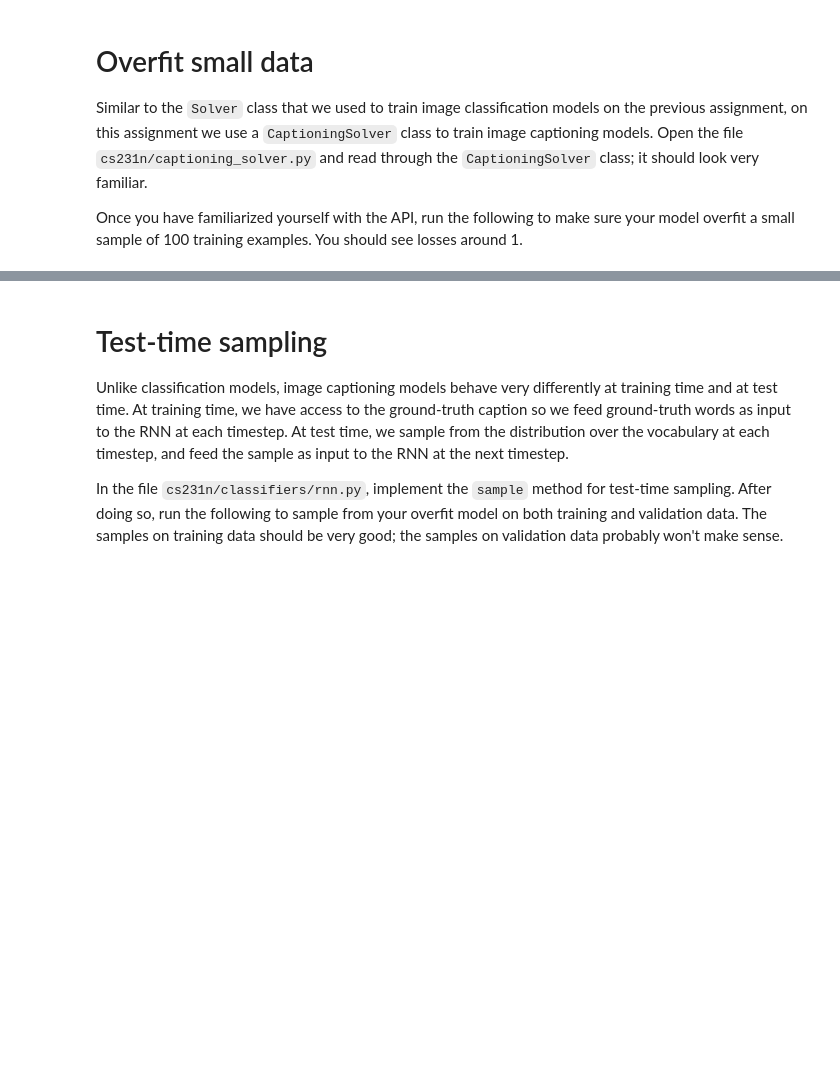
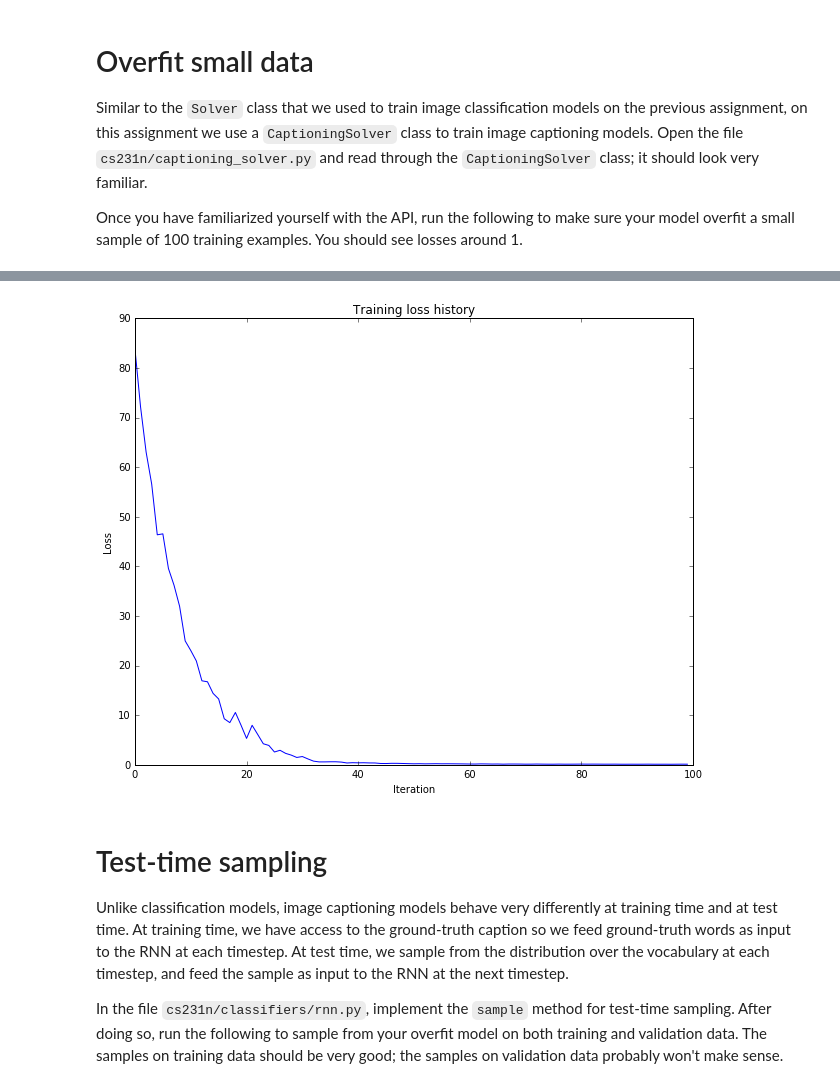
Before and after one commit to cthorey/CS231, a Jupyter notebook: assignment3/RNN_Captioning.ipynb, the cells around one changed output, grey strips where cells are left out. Cells and saved outputs as stored; diff of their text form; code cells hidden in the pictures; blank space fills up the shorter version.

```diff
--- a/assignment3/RNN_Captioning.ipynb
+++ b/assignment3/RNN_Captioning.ipynb
@@ -400,7 +424,7 @@ Similar to the `Solver` class that we used to train image classification models
 
 Once you have familiarized yourself with the API, run the following to make sure your model overfit a small sample of 100 training examples. You should see losses around 1.
 # %%
-small_data = load_coco_data(max_train=50)
+small_data = load_coco_data(max_train=50)s
 
 small_rnn_model = CaptioningRNN(
           cell_type='rnn',
@@ -429,3 +453,4 @@ plt.xlabel('Iteration')
 plt.ylabel('Loss')
 plt.title('Training loss history')
 plt.show()
+# %% [output]
@@ -432,3 +467,4 @@ plt.show()
+[figure, added]
 # %% [markdown]
 # Test-time sampling
 Unlike classification models, image captioning models behave very differently at training time and at test time. At training time, we have access to the ground-truth caption so we feed ground-truth words as input to the RNN at each timestep. At test time, we sample from the distribution over the vocabulary at each timestep, and feed the sample as input to the RNN at the next timestep.
```
Also changed, not shown: parts of 9 cells of this notebook, 2 other files.
